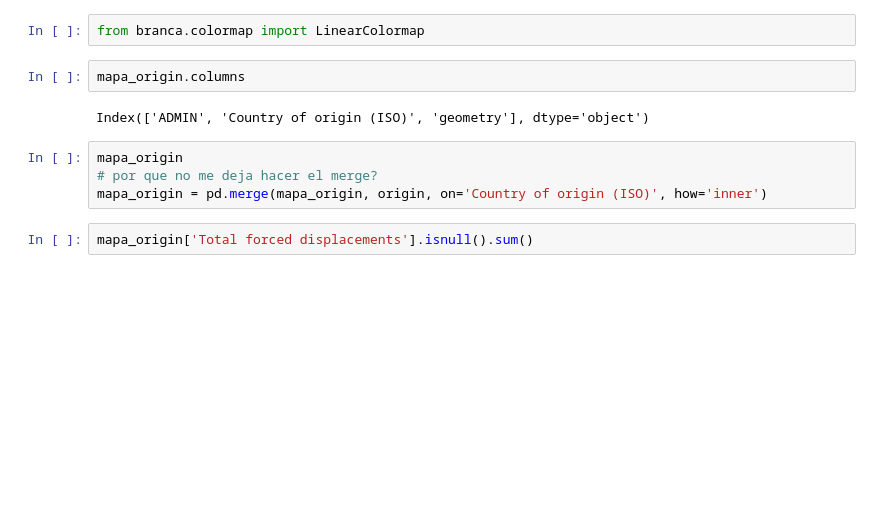
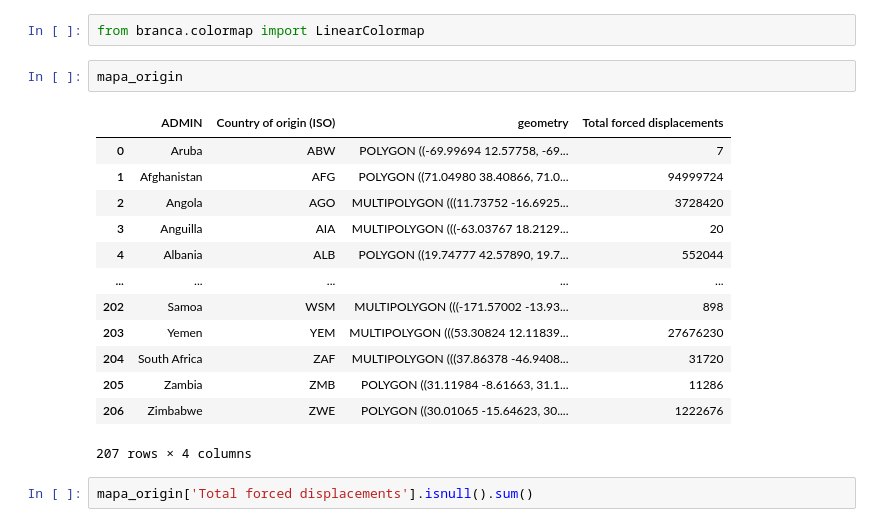
Before and after one commit to IoanaCretuAndrei/Refugee-flow-study, a Jupyter notebook: sucio.ipynb, the cells around one changed output. Drawn from its saved outputs; the diff is of its cells as text; blank space fills up the shorter version.

```diff
--- a/sucio.ipynb
+++ b/sucio.ipynb
@@ -467,13 +473,21 @@ origin
 # %%
 from branca.colormap import LinearColormap
 # %%
-mapa_origin.columns
+mapa_origin
 # %% [output]
+|  | ADMIN | Country of origin (ISO) | geometry | Total forced displacements |
+| 0 | Aruba | ABW | POLYGON ((-69.99694 12.57758, -69... | 7 |
+| 1 | Afghanistan | AFG | POLYGON ((71.04980 38.40866, 71.0... | 94999724 |
+| 2 | Angola | AGO | MULTIPOLYGON (((11.73752 -16.6925... | 3728420 |
+| 3 | Anguilla | AIA | MULTIPOLYGON (((-63.03767 18.2129... | 20 |
+| 4 | Albania | ALB | POLYGON ((19.74777 42.57890, 19.7... | 552044 |
+| ... | ... | ... | ... | ... |
+| 202 | Samoa | WSM | MULTIPOLYGON (((-171.57002 -13.93... | 898 |
+| 203 | Yemen | YEM | MULTIPOLYGON (((53.30824 12.11839... | 27676230 |
+| 204 | South Africa | ZAF | MULTIPOLYGON (((37.86378 -46.9408... | 31720 |
+| 205 | Zambia | ZMB | POLYGON ((31.11984 -8.61663, 31.1... | 11286 |
+| 206 | Zimbabwe | ZWE | POLYGON ((30.01065 -15.64623, 30.... | 1222676 |
-Index(['ADMIN', 'Country of origin (ISO)', 'geometry'], dtype='object')
+207 rows × 4 columns
-# %%
-mapa_origin
-# por que no me deja hacer el merge?
-mapa_origin = pd.merge(mapa_origin, origin, on='Country of origin (ISO)', how='inner')
 # %%
 mapa_origin['Total forced displacements'].isnull().sum()
 # %% [output]
```
Also changed, not shown: parts of 21 cells of this notebook.
